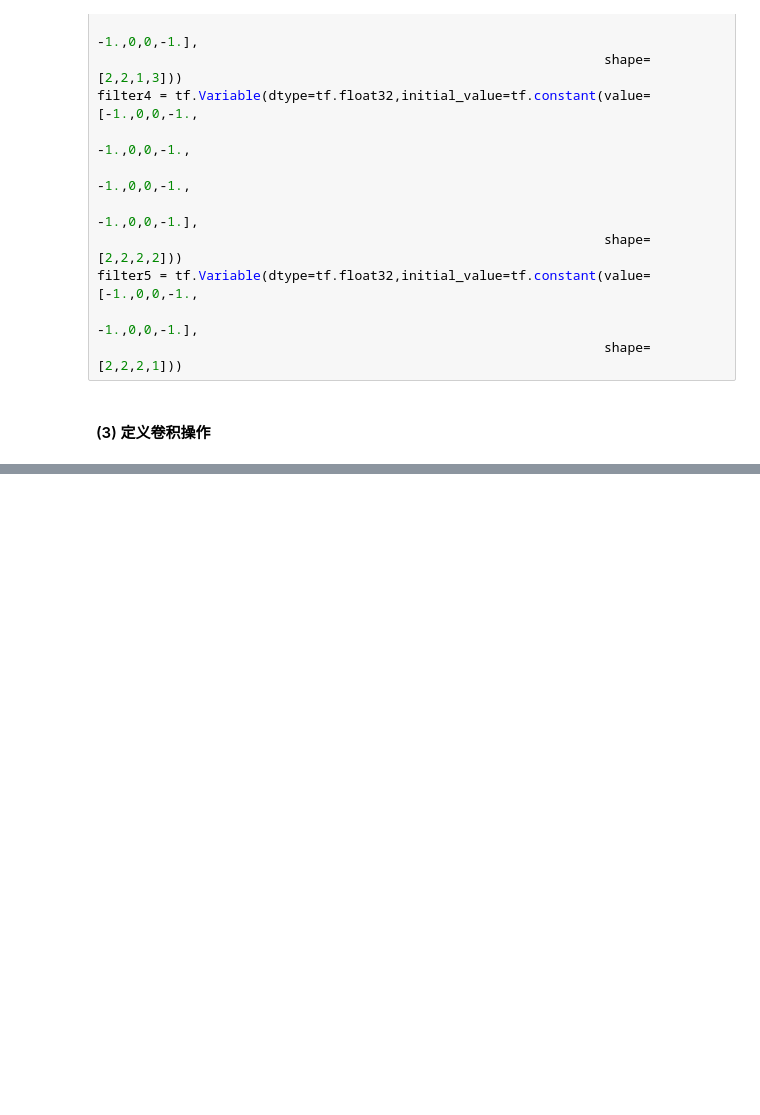
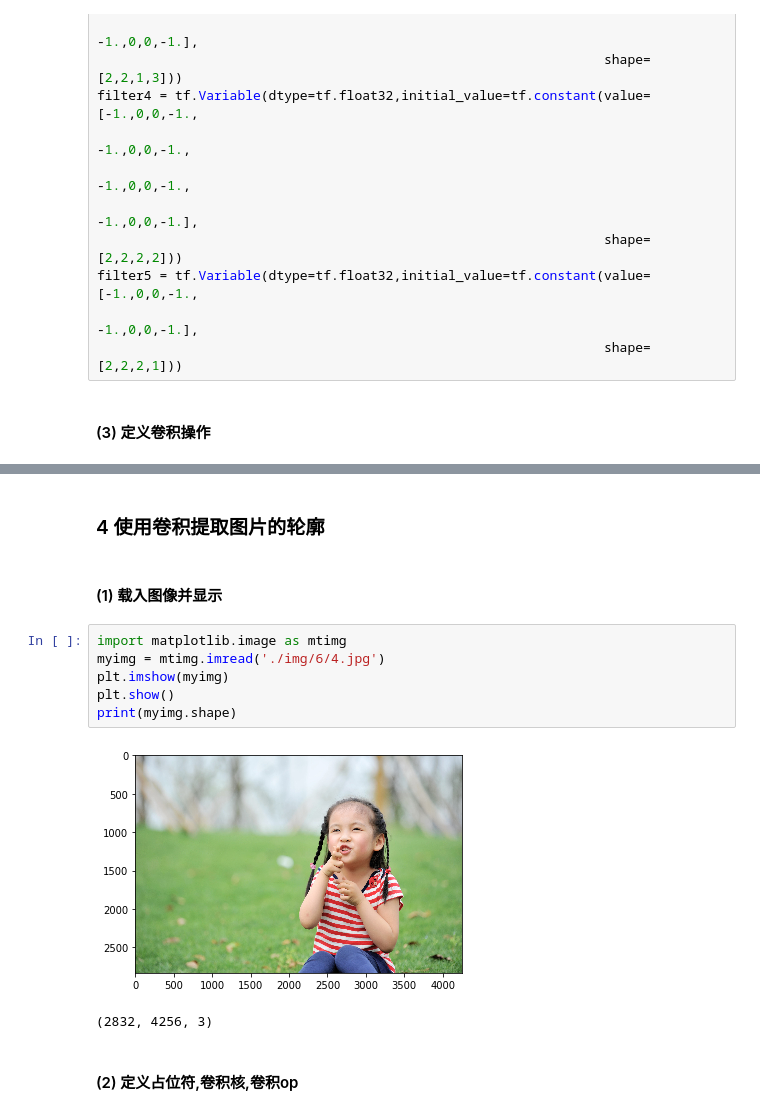
Before and after one commit to open-nlp/deeplearning-tensorflow, a Jupyter notebook: 6-卷积神经网络.ipynb, the cells around one changed output, grey strips where cells are left out. Drawn from its saved outputs; the diff is of its cells as text; blank space fills up the shorter version.

```diff
--- a/6-卷积神经网络.ipynb
+++ b/6-卷积神经网络.ipynb
@@ -197,0 +234,15 @@ print(sess.run(op1))
+# %% [markdown]
+### 4 使用卷积提取图片的轮廓
+# %% [markdown]
+#### (1) 载入图像并显示
+# %%
+import matplotlib.image as mtimg
+myimg = mtimg.imread('./img/6/4.jpg')
+plt.imshow(myimg)
+plt.show()
+print(myimg.shape)
+# %% [output]
+[figure, added]
+(2832, 4256, 3)
+# %% [markdown]
+#### (2) 定义占位符,卷积核,卷积op
```
Also changed, not shown: parts of 22 cells of this notebook, 18 other files.
